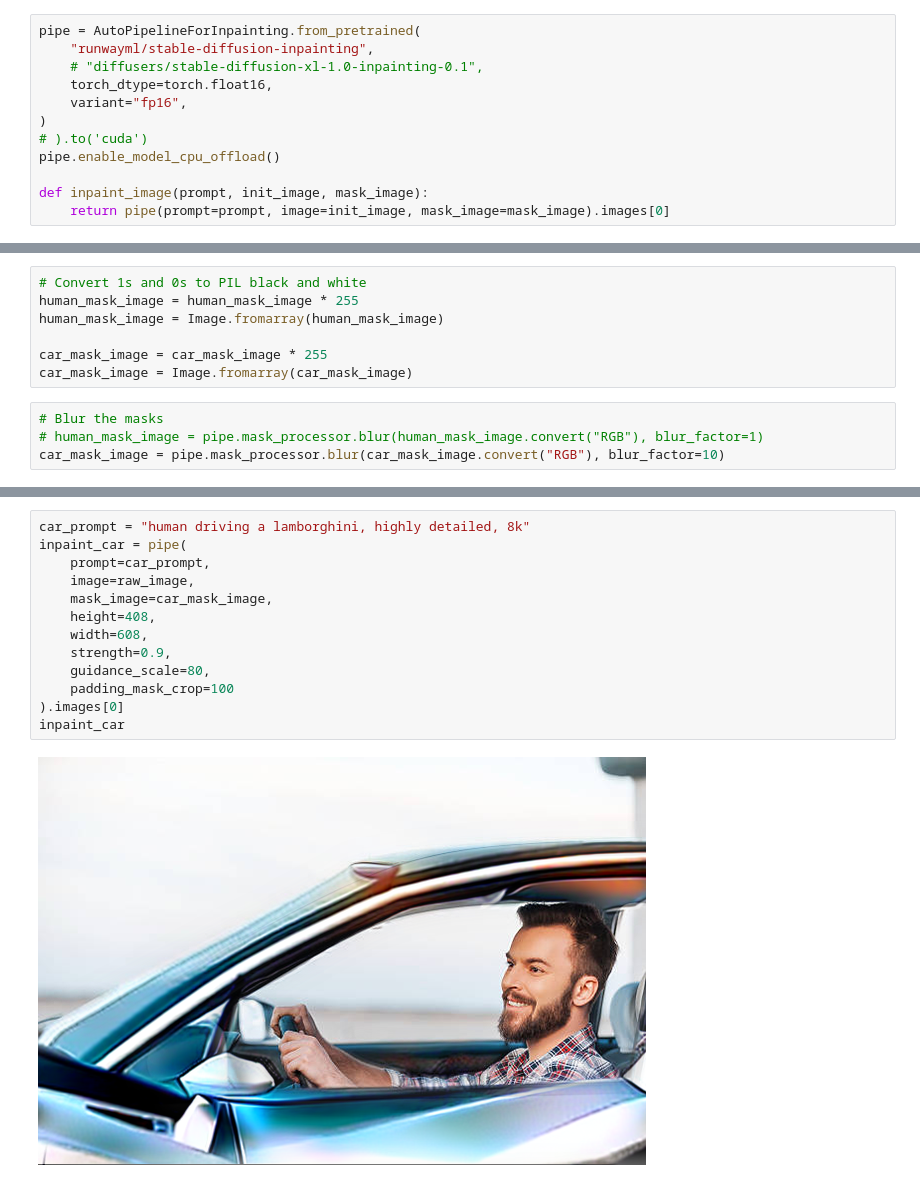
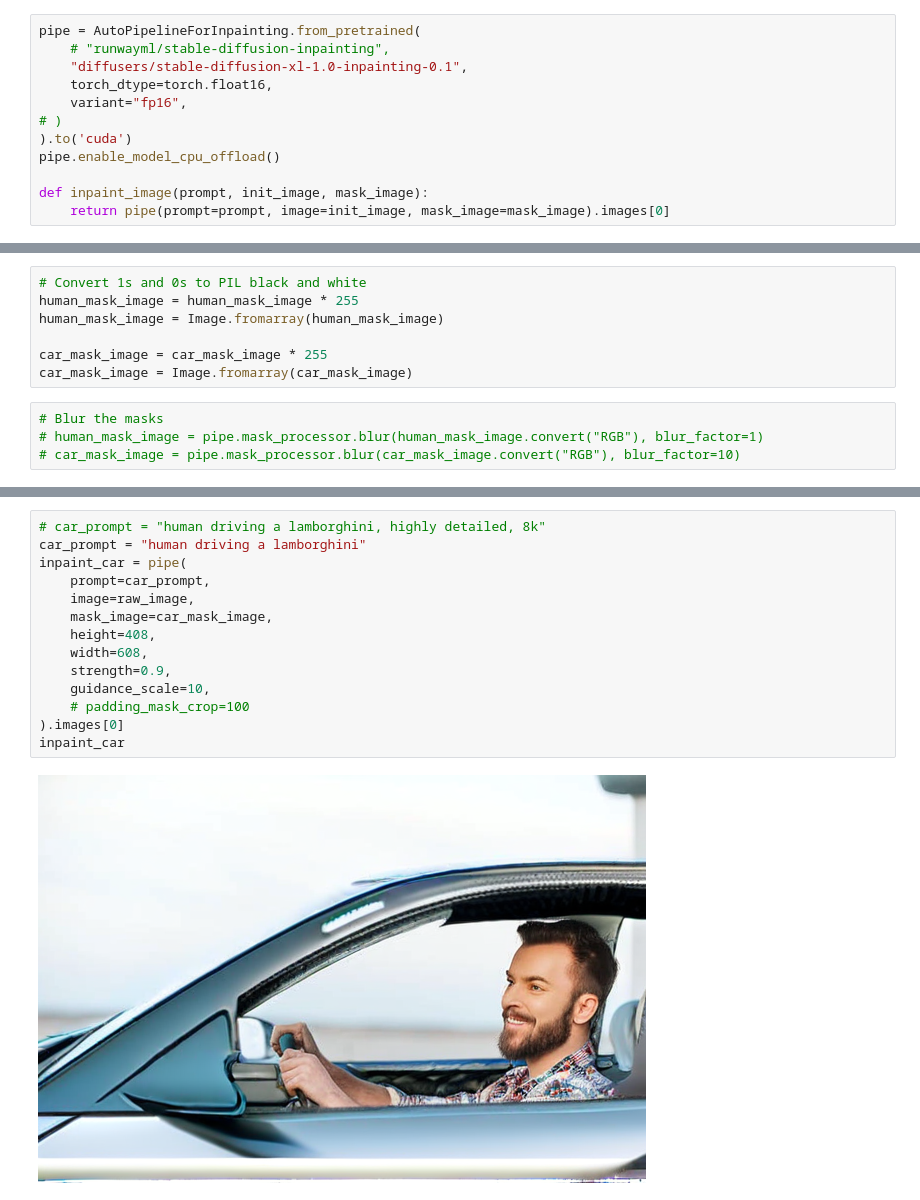
Before and after one commit to weilunkoh/cv-notebooks, a Jupyter notebook: 02 Inpainting.ipynb, the cells around one changed output, grey strips where cells are left out. Drawn from its saved outputs; the diff is of its cells as text.

Commit message:
updated with stable difusion xl examples

```diff
--- a/02 Inpainting.ipynb
+++ b/02 Inpainting.ipynb
@@ -15,12 +15,12 @@ from diffusers.utils import load_image, make_image_grid
 ### Load Model and Function
 # %%
 pipe = AutoPipelineForInpainting.from_pretrained(
-    "runwayml/stable-diffusion-inpainting",
-    # "diffusers/stable-diffusion-xl-1.0-inpainting-0.1",
+    # "runwayml/stable-diffusion-inpainting",
+    "diffusers/stable-diffusion-xl-1.0-inpainting-0.1",
     torch_dtype=torch.float16,
     variant="fp16",
-)
-# ).to('cuda')
+# )
+).to('cuda')
 pipe.enable_model_cpu_offload()
 
 def inpaint_image(prompt, init_image, mask_image):
@@ -72,7 +74,7 @@ car_mask_image = Image.fromarray(car_mask_image)
 # %%
 # Blur the masks
 # human_mask_image = pipe.mask_processor.blur(human_mask_image.convert("RGB"), blur_factor=1)
-car_mask_image = pipe.mask_processor.blur(car_mask_image.convert("RGB"), blur_factor=10)
+# car_mask_image = pipe.mask_processor.blur(car_mask_image.convert("RGB"), blur_factor=10)
 # %%
 fig, axes = plt.subplots(1, 2, figsize=(20, 15))
 axes[0].imshow(human_mask_image)
@@ -97,18 +101,19 @@ inpaint_human
 # %%
-car_prompt = "human driving a lamborghini, highly detailed, 8k"
+# car_prompt = "human driving a lamborghini, highly detailed, 8k"
+car_prompt = "human driving a lamborghini"
 inpaint_car = pipe(
     prompt=car_prompt,
     image=raw_image,
     mask_image=car_mask_image,
     height=408,
     width=608,
     strength=0.9,
-    guidance_scale=80,
-    padding_mask_crop=100
+    guidance_scale=10,
+    # padding_mask_crop=100
 ).images[0]
 inpaint_car
 # %% [output]
-[figure, old version]
+[figure, new version]
 # %%
 fig, axes = plt.subplots(1, 3, figsize=(20, 15))
 axes[0].imshow(raw_image)
```
Also changed, not shown: parts of 5 cells of this notebook, 1 other file.
